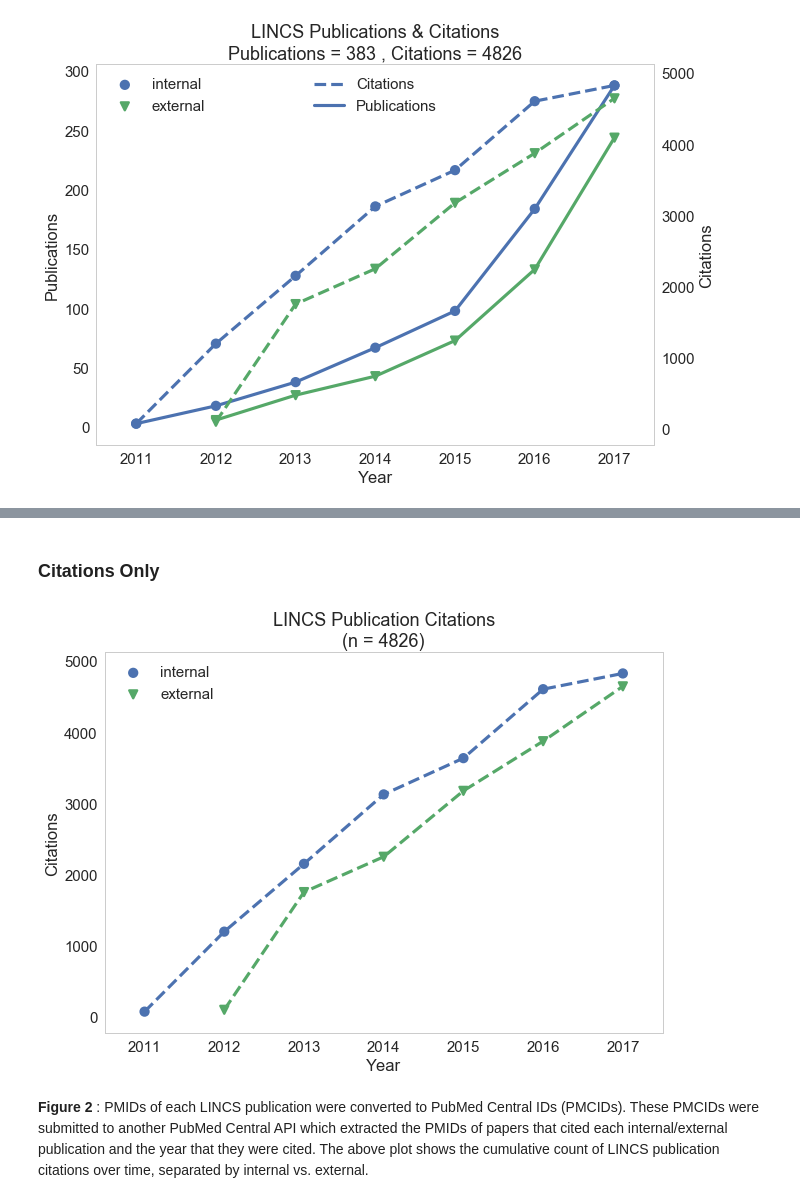
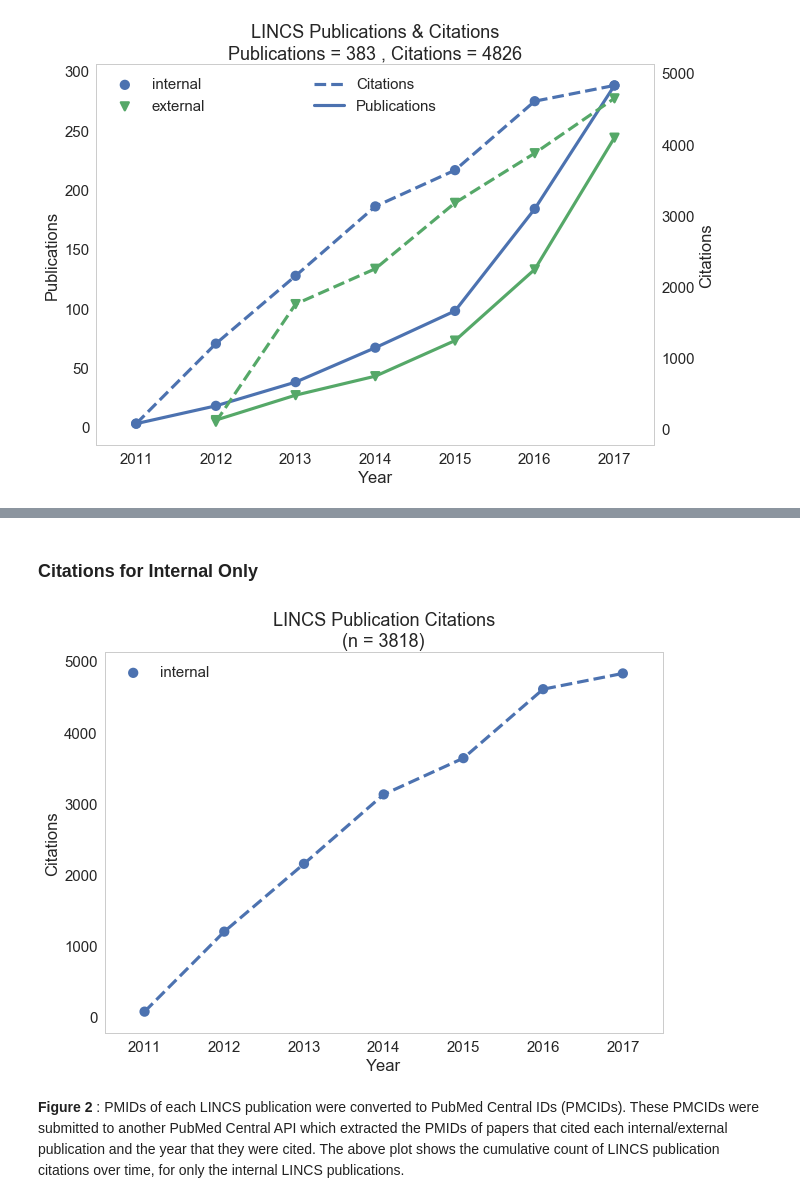
Before and after one commit to MaayanLab/LINCS-Publications-Report, a Jupyter notebook: LINCS_publications.ipynb, the cells around one changed output, grey strips where cells are left out. Drawn from its saved outputs; the diff is of its cells as text; code cells hidden in the pictures.

```diff
--- a/LINCS_publications.ipynb
+++ b/LINCS_publications.ipynb
@@ -677,20 +680,22 @@ plt.title('LINCS Publications\n(n = '+ str( sum(grouped_pubs['pm_id']) ) +')') ;
 # %% [markdown]
-### Citations Only
+### Citations for Internal Only
 # %%
 fig, ax = plt.subplots(figsize=(10,7))
 
+grouped_cits_int = grouped_cits.loc[grouped_cits['InternalExternal']=='internal',:]
+
 # Plot publications
-g1 = sn.pointplot(data=grouped_cits, x='YEAR', y='cumul_citations', hue='InternalExternal',linestyles=["--", "--"],markers=['o','v'])
+g1 = sn.pointplot(data=grouped_cits_int, x='YEAR', y='cumul_citations', hue='InternalExternal',linestyles=["--", "--"],markers=['o','v'])
 plt.xlabel('Year')
 plt.ylabel('Citations')
 # Custom legend
 h1 = plt.gca().get_label()
 lg1 = plt.legend(title='', handles=h1, labels=['Internal','External'], loc='upper left')
 
 
 
-plt.title('LINCS Publication Citations\n(n = '+ str(int(sum(grouped_cits['n_citations']))) +')') ;
+plt.title('LINCS Publication Citations\n(n = '+ str(int(sum(grouped_cits_int['n_citations']))) +')') ;
 # %% [output]
-[figure, old version]
+[figure, new version]
 # %% [markdown]
-**Figure 2** : PMIDs of each LINCS publication were converted to PubMed Central IDs (PMCIDs). These PMCIDs were submitted to another PubMed Central API which extracted the PMIDs of papers that cited each internal/external publication and the year that they were cited. The above plot shows the cumulative count of LINCS publication citations over time, separated by internal vs. external.
+**Figure 2** : PMIDs of each LINCS publication were converted to PubMed Central IDs (PMCIDs). These PMCIDs were submitted to another PubMed Central API which extracted the PMIDs of papers that cited each internal/external publication and the year that they were cited. The above plot shows the cumulative count of LINCS publication citations over time, for only the internal LINCS publications.
```
Also changed, not shown: parts of 3 cells of this notebook.
